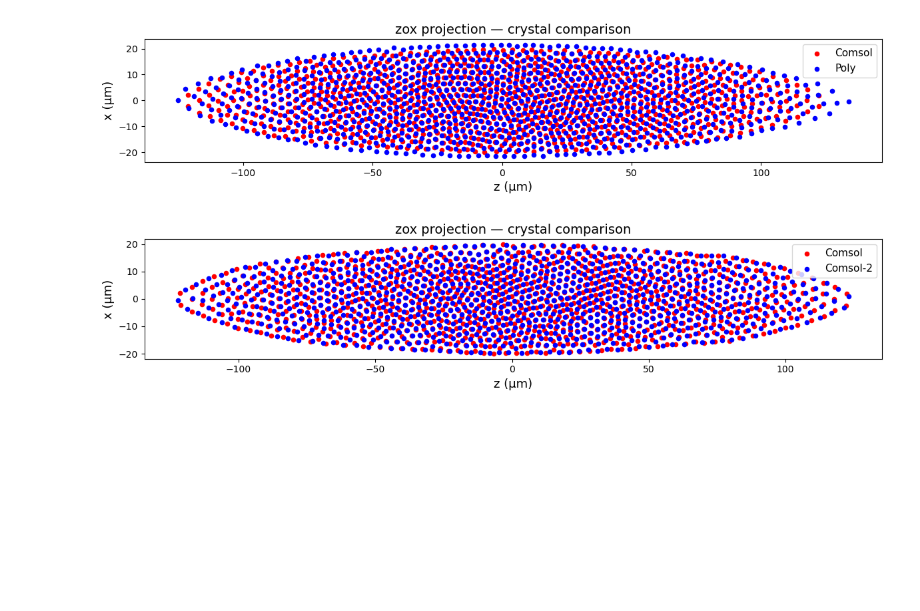
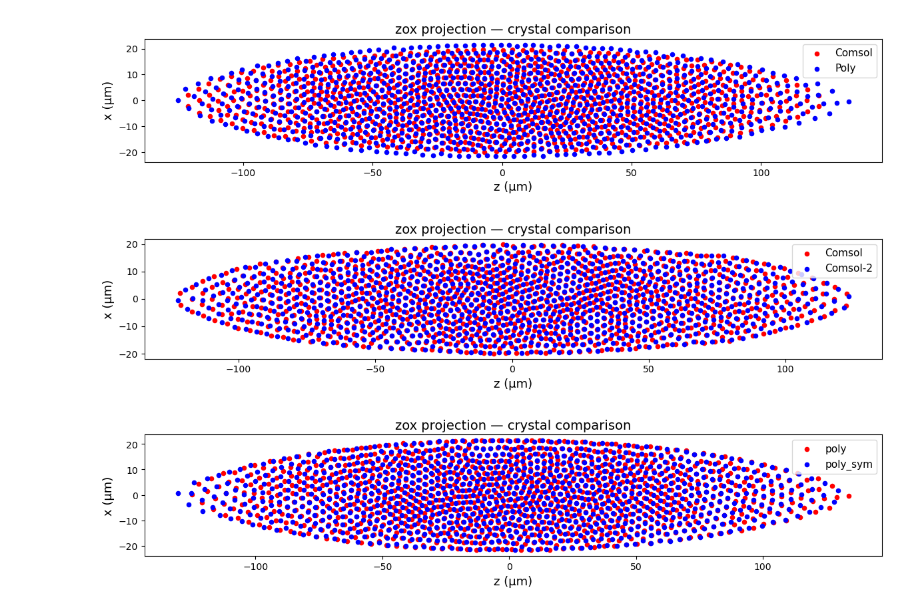
Before and after one commit to ylctql/ion-dynamic-simulation, a Jupyter notebook: analysis/crystal_compare.ipynb, the cells around one changed output. Saved outputs shown, nothing was run; the diff lists cells and outputs as text; code cells hidden in the pictures; blank space fills up the shorter version.

```diff
--- a/analysis/crystal_compare.ipynb
+++ b/analysis/crystal_compare.ipynb
@@ -96,3 +96,26 @@ plt.tight_layout()
 plt.show()
 # %% [output]
 [figure]
+# %%
+# 比较Poly和Poly_sym晶格的区别
+import numpy as np
+import matplotlib.pyplot as plt
+
+# 加载两组平衡构型
+d1 = np.load("../outputs/300+50Trap/1000_poly.npz")
+d2 = np.load("../outputs/300+50Trap/1000_poly_sym.npz")
+r1, r2 = d1["r"], d2["r"]  # (N, 3): x, y, z (μm)
+
+# zox 面投影：z 为横轴，x 为纵轴
+fig, ax = plt.subplots(figsize=(12, 4))
+ax.scatter(r1[:, 2], r1[:, 0], s=20, c="red", label="poly", zorder=3)
+ax.scatter(r2[:, 2], r2[:, 0], s=20, c="blue", label="poly_sym", zorder=3)
+ax.set_xlabel("z (μm)", fontsize=13)
+ax.set_ylabel("x (μm)", fontsize=13)
+ax.set_aspect("equal")
+ax.legend(fontsize=11)
+ax.set_title("zox projection — crystal comparison", fontsize=14)
+plt.tight_layout()
+plt.show()
+# %% [output]
+[figure, added]
```
Also changed, not shown: 2 other files.
